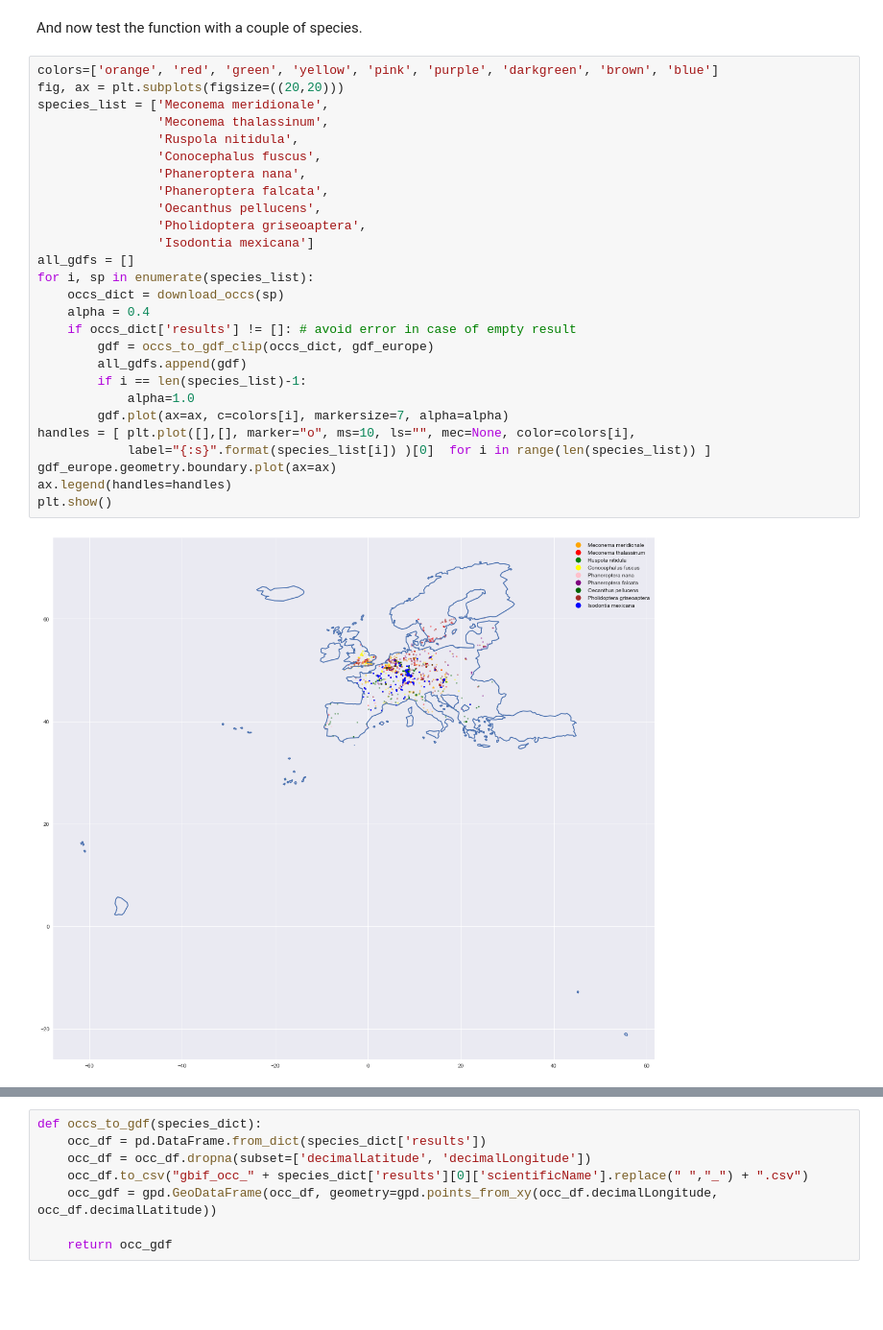
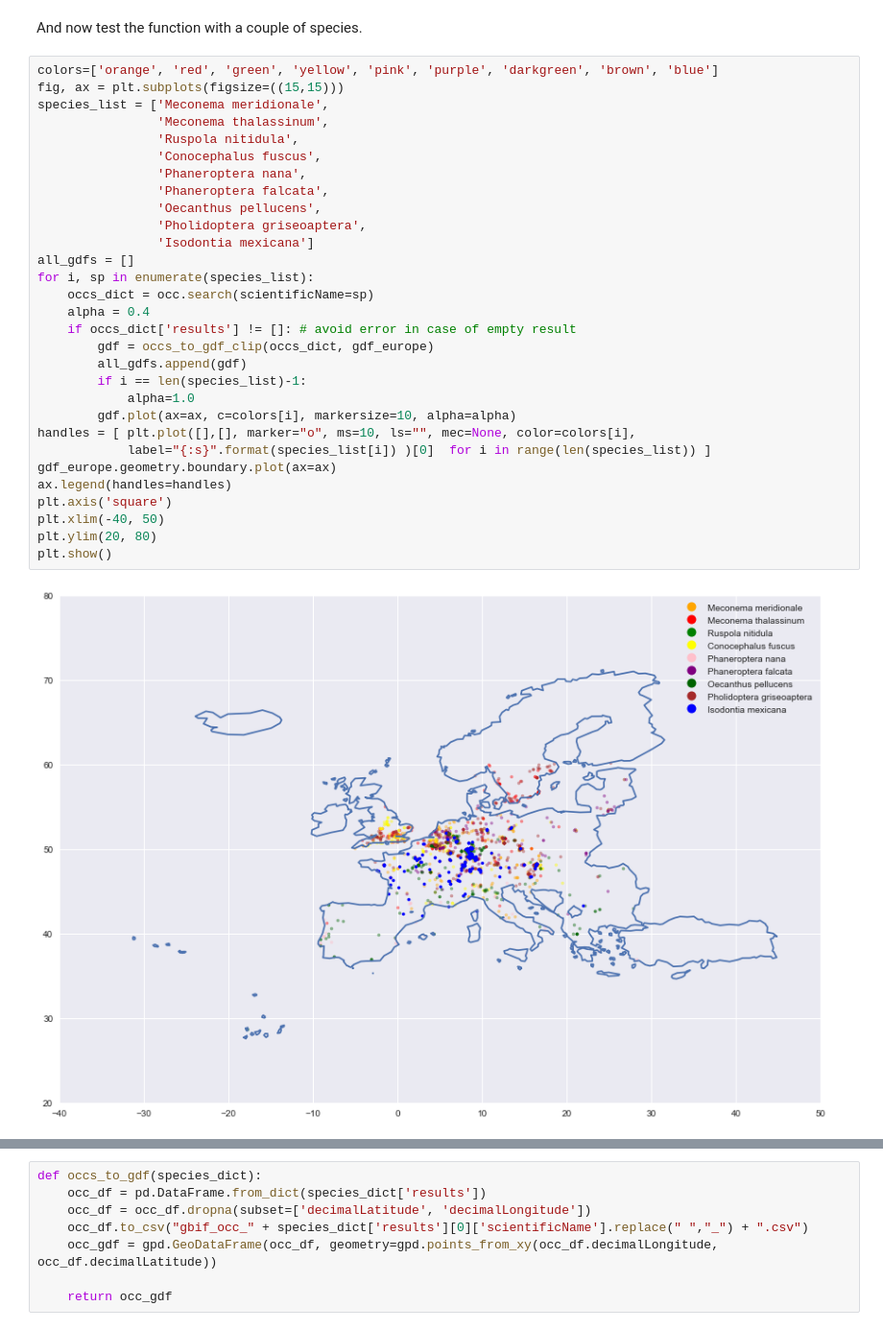
Before and after one commit to han16nah/final_project-han16nah, a Jupyter notebook: gbif_analysis.ipynb, the cells around one changed output, grey strips where cells are left out. Shown at 96% size. Cells and saved outputs as stored; diff of their text form; blank space fills up the shorter version.

```diff
--- a/gbif_analysis.ipynb
+++ b/gbif_analysis.ipynb
@@ -184,31 +185,34 @@ def occs_to_gdf_clip(species_dict, clip_gdf):
 And now test the function with a couple of species.
 # %%
 colors=['orange', 'red', 'green', 'yellow', 'pink', 'purple', 'darkgreen', 'brown', 'blue']
-fig, ax = plt.subplots(figsize=((20,20)))
+fig, ax = plt.subplots(figsize=((15,15)))
 species_list = ['Meconema meridionale',
                 'Meconema thalassinum',
                 'Ruspola nitidula',
                 'Conocephalus fuscus',
                 'Phaneroptera nana',
                 'Phaneroptera falcata',
                 'Oecanthus pellucens',
                 'Pholidoptera griseoaptera',
                 'Isodontia mexicana']
 all_gdfs = []
 for i, sp in enumerate(species_list):
-    occs_dict = download_occs(sp)
+    occs_dict = occ.search(scientificName=sp)
     alpha = 0.4
     if occs_dict['results'] != []: # avoid error in case of empty result
         gdf = occs_to_gdf_clip(occs_dict, gdf_europe)
         all_gdfs.append(gdf)
         if i == len(species_list)-1:
             alpha=1.0
-        gdf.plot(ax=ax, c=colors[i], markersize=7, alpha=alpha)
+        gdf.plot(ax=ax, c=colors[i], markersize=10, alpha=alpha)
 handles = [ plt.plot([],[], marker="o", ms=10, ls="", mec=None, color=colors[i],
             label="{:s}".format(species_list[i]) )[0]  for i in range(len(species_list)) ]
 gdf_europe.geometry.boundary.plot(ax=ax)
 ax.legend(handles=handles)
+plt.axis('square')
+plt.xlim(-40, 50)
+plt.ylim(20, 80)
 plt.show()
 # %% [output]
-[figure, old version]
+[figure, new version]
 # %% [markdown]
```
Also changed, not shown: parts of 9 cells of this notebook.
